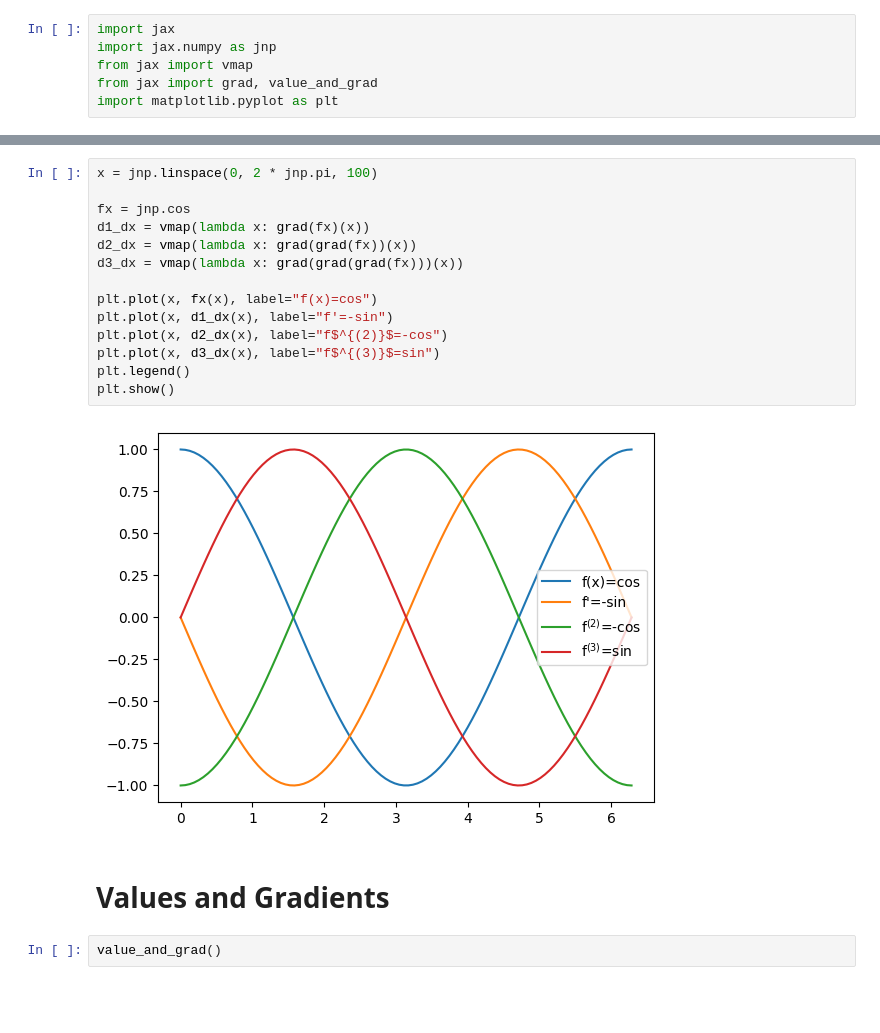
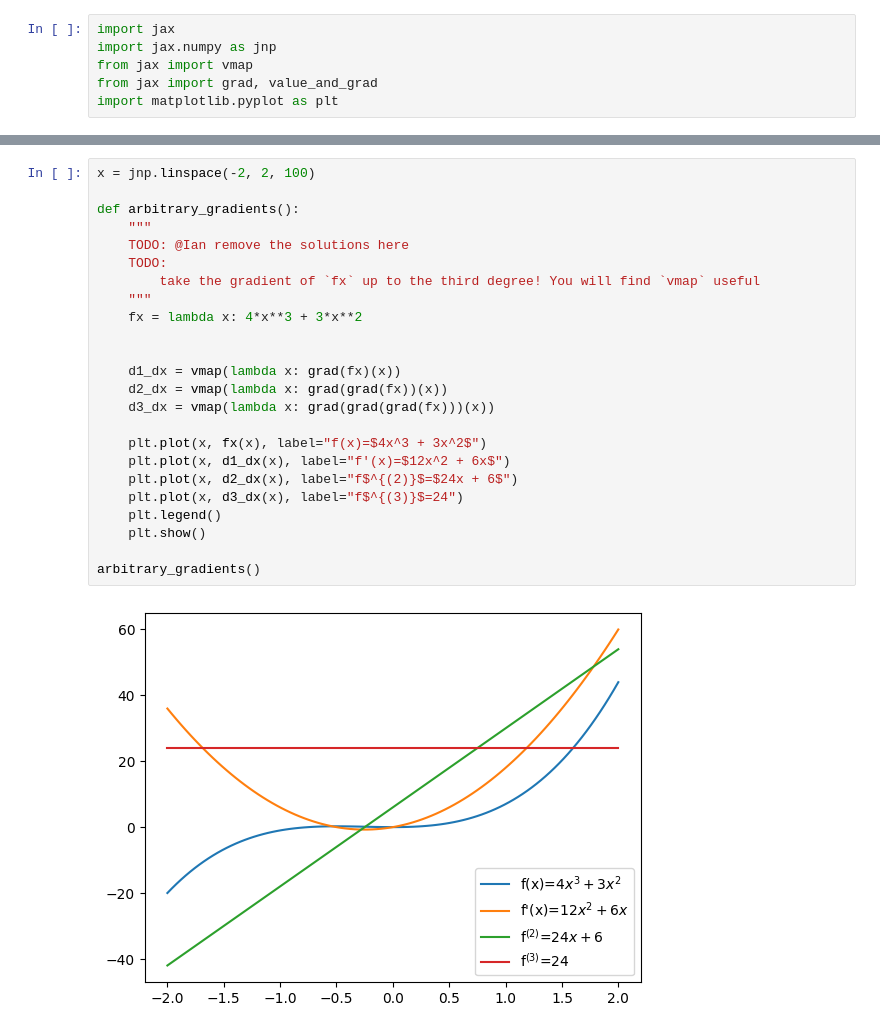
Before and after one commit to IanQS/numpy_to_jax, a Jupyter notebook: exercises/exe_07_grad.ipynb, the cells around one changed output, grey strips where cells are left out. Cells and saved outputs as stored; diff of their text form; blank space fills up the shorter version.

Commit message:
added gradient stuff

```diff
--- a/exercises/exe_07_grad.ipynb
+++ b/exercises/exe_07_grad.ipynb
@@ -16,20 +53,26 @@ grad(
 # %%
-x = jnp.linspace(0, 2 * jnp.pi, 100)
+x = jnp.linspace(-2, 2, 100)
 
-fx = jnp.cos
-d1_dx = vmap(lambda x: grad(fx)(x))
-d2_dx = vmap(lambda x: grad(grad(fx))(x))
-d3_dx = vmap(lambda x: grad(grad(grad(fx)))(x))
+def arbitrary_gradients():
+    """
+    TODO: @Ian remove the solutions here
+    TODO:
+        take the gradient of `fx` up to the third degree! You will find `vmap` useful
+    """
+    fx = lambda x: 4*x**3 + 3*x**2
 
-plt.plot(x, fx(x), label="f(x)=cos")
-plt.plot(x, d1_dx(x), label="f'=-sin")
-plt.plot(x, d2_dx(x), label="f$^{(2)}$=-cos")
-plt.plot(x, d3_dx(x), label="f$^{(3)}$=sin")
-plt.legend()
-plt.show()
+
+    d1_dx = vmap(lambda x: grad(fx)(x))
+    d2_dx = vmap(lambda x: grad(grad(fx))(x))
+    d3_dx = vmap(lambda x: grad(grad(grad(fx)))(x))
+
+    plt.plot(x, fx(x), label="f(x)=$4x^3 + 3x^2$")
+    plt.plot(x, d1_dx(x), label="f'(x)=$12x^2 + 6x$")
+    plt.plot(x, d2_dx(x), label="f$^{(2)}$=$24x + 6$")
+    plt.plot(x, d3_dx(x), label="f$^{(3)}$=24")
+    plt.legend()
+    plt.show()
+
+arbitrary_gradients()
 # %% [output]
-[figure, old version]
+[figure, new version]
-# %% [markdown]
-# Values and Gradients
-# %%
-value_and_grad()
```
Also changed, not shown: parts of 12 cells of this notebook, 1 other file.
